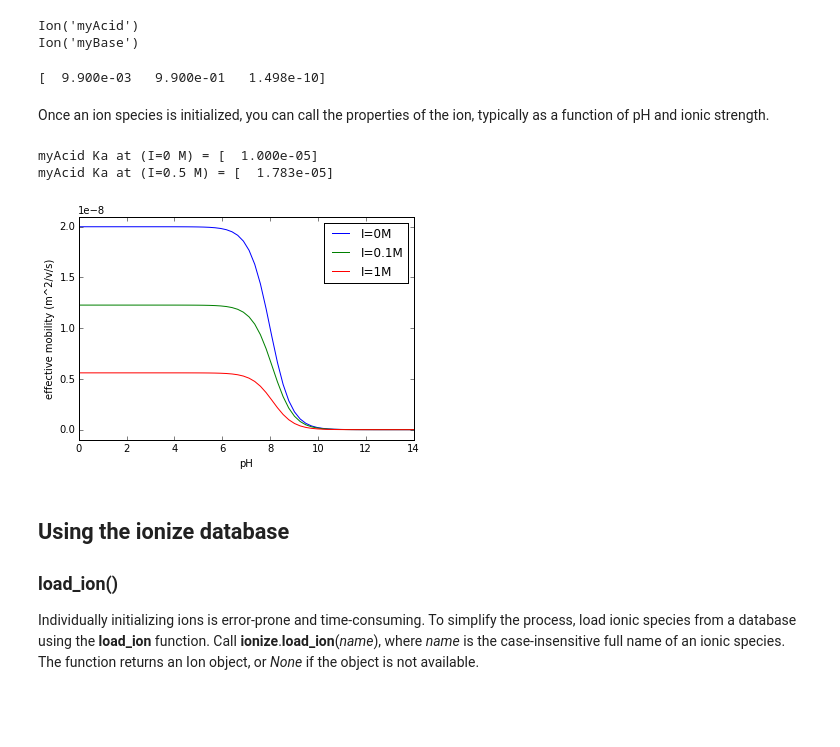
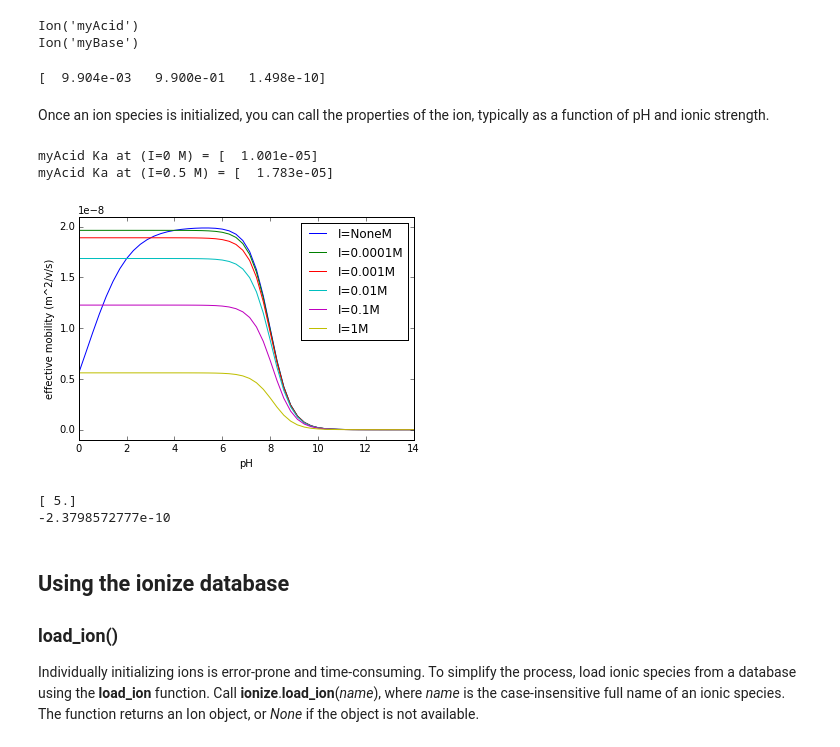
Before and after one commit to lewisamarshall/ionize, a Jupyter notebook: tutorial.ipynb, the cells around one changed output. Cells and saved outputs as stored; diff of their text form; code cells hidden in the pictures; blank space fills up the shorter version.

```diff
--- a/tutorial.ipynb
+++ b/tutorial.ipynb
@@ -34,30 +34,35 @@ print base
 Ion('myAcid')
 Ion('myBase')
 # %%
-aspartic = ionize.load_ion('aspartic acid')
+aspartic = ionize.Database().load('aspartic acid')
 print aspartic.ionization_fraction(8)
 # %% [output]
-[  9.900e-03   9.900e-01   1.498e-10]
+[  9.904e-03   9.900e-01   1.498e-10]
 # %% [markdown]
 Once an ion species is initialized, you can call the properties of the ion, typically as a function of pH and ionic strength.
 # %%
 print 'myAcid Ka at (I=0 M) =', acid.acidity()
 print 'myAcid Ka at (I=0.5 M) =', acid.acidity(ionic_strength=0.5)
 
-pH = numpy.linspace(0,14, 60)
+pH = numpy.linspace(0,14)
 
-for I in [0, 0.1, 1]:
+for I in [None, 0.0001, 0.001, 0.01, 0.1, 1]:
     mu = [base.mobility(p, I) for p in pH]
     plot(pH, mu, label='I=' + str(I) + 'M')
 
 xlabel('pH'); xlim(0, 14)
 ylabel('effective mobility (m^2/v/s)'); ylim(-.1e-8, 2.1e-8)
 legend()
 show()
+
+print acid.pKa(0)
+print acid.mobility(3, 0.01)
 # %% [output]
-myAcid Ka at (I=0 M) = [  1.000e-05]
+myAcid Ka at (I=0 M) = [  1.001e-05]
 myAcid Ka at (I=0.5 M) = [  1.783e-05]
-[figure, old version]
+[figure, new version]
+[ 5.]
+-2.3798572777e-10
 # %% [markdown]
 ## Using the **ionize** database
 
```
Also changed, not shown: parts of 12 cells of this notebook, 3 other files.
